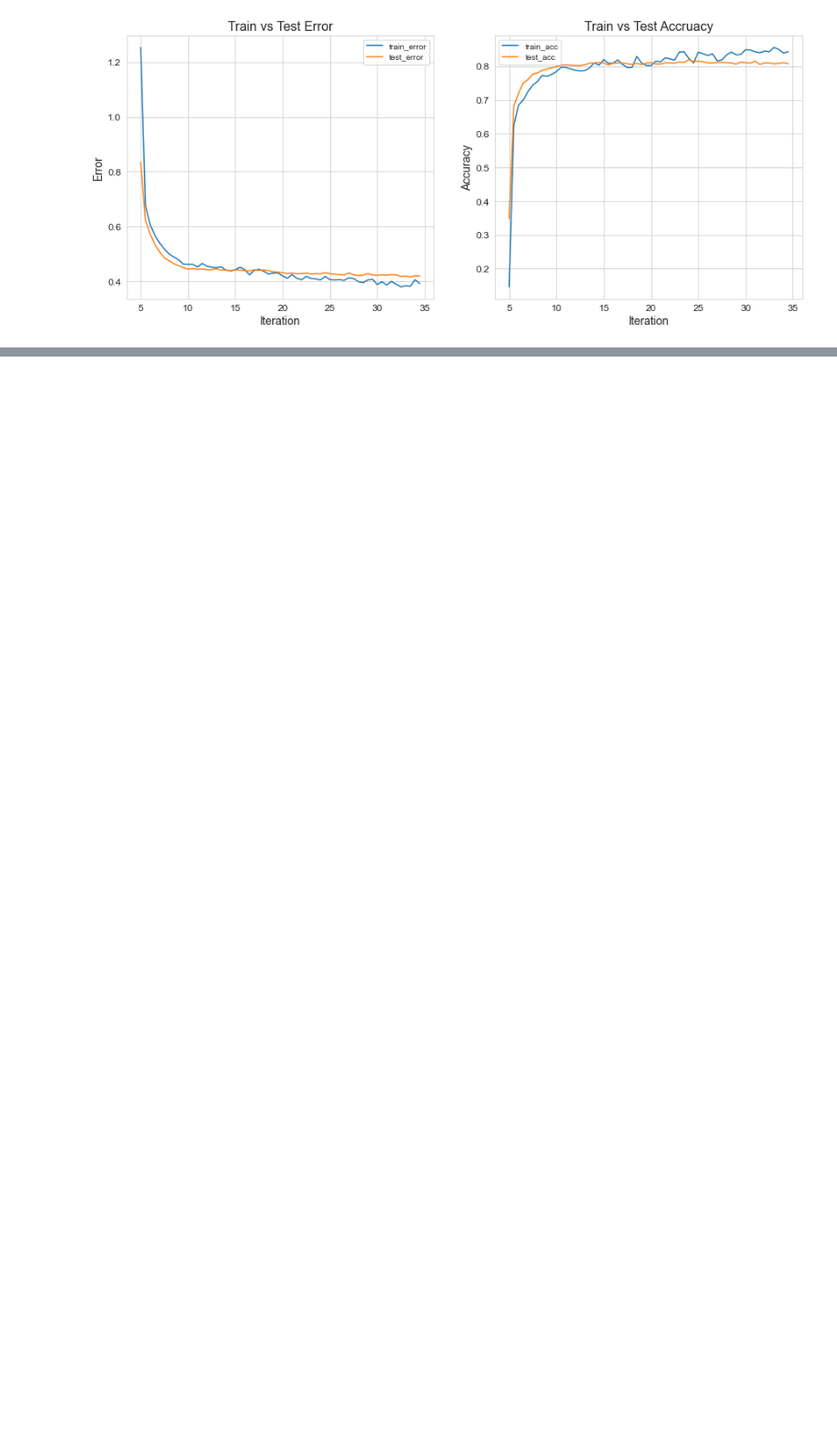
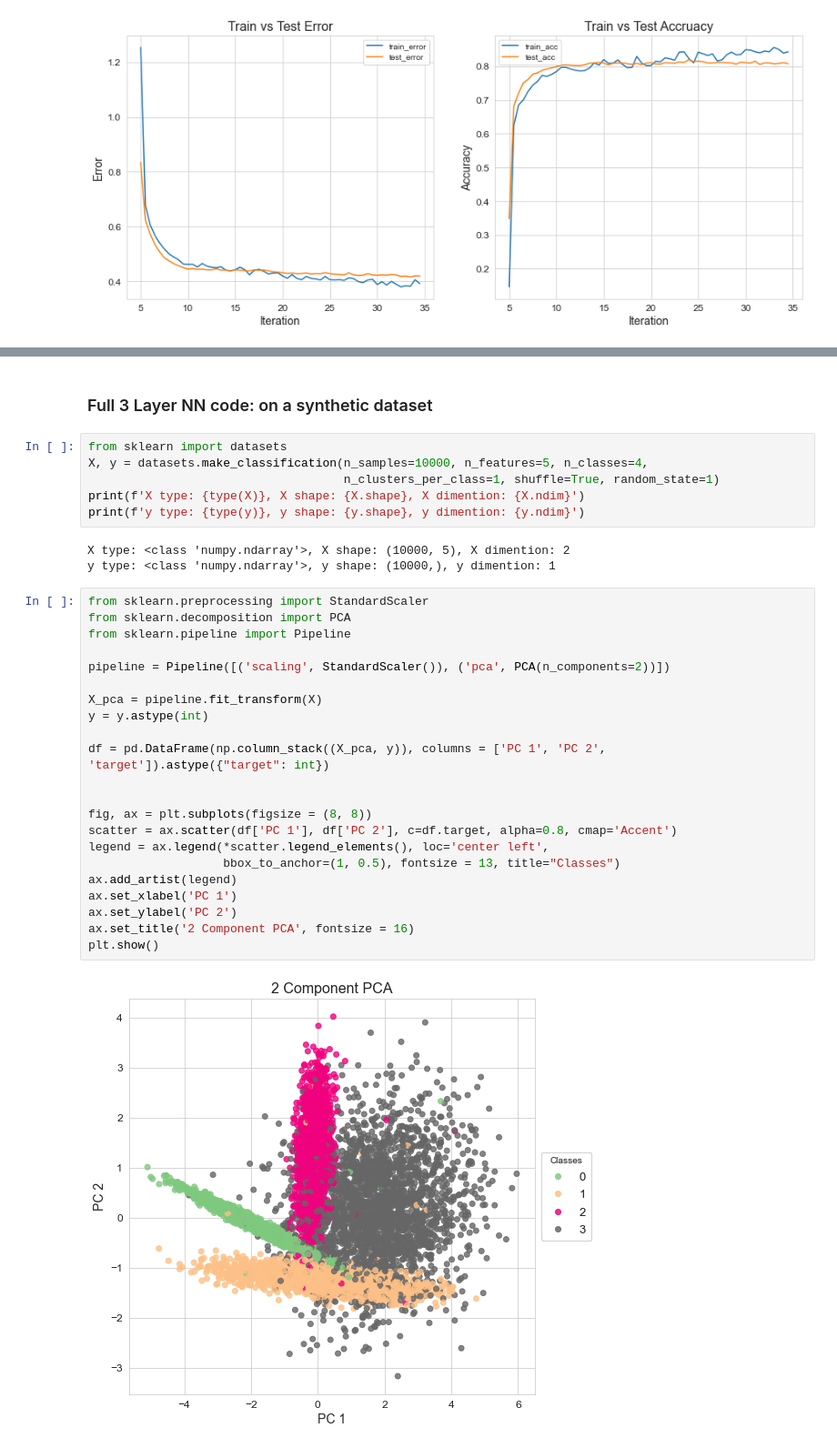
Before and after one commit to AnirbanDatta87/Python, a Jupyter notebook: Concepts/M13 - DL/13.2 ANN - Generalized Gradient Descent.ipynb, the cells around one changed output, grey strips where cells are left out. Shown at 91% size. Cells and saved outputs as stored; diff of their text form; blank space fills up the shorter version.

```diff
--- a/Concepts/M13 - DL/13.2 ANN - Generalized Gradient Descent.ipynb
+++ b/Concepts/M13 - DL/13.2 ANN - Generalized Gradient Descent.ipynb
@@ -516,0 +601,35 @@ plt.show()
+# %% [markdown]
+### Full 3 Layer NN code: on a synthetic dataset
+# %%
+from sklearn import datasets
+X, y = datasets.make_classification(n_samples=10000, n_features=5, n_classes=4,
+                                    n_clusters_per_class=1, shuffle=True, random_state=1)
+print(f'X type: {type(X)}, X shape: {X.shape}, X dimention: {X.ndim}')
+print(f'y type: {type(y)}, y shape: {y.shape}, y dimention: {y.ndim}')
+# %% [output]
+X type: <class 'numpy.ndarray'>, X shape: (10000, 5), X dimention: 2
+y type: <class 'numpy.ndarray'>, y shape: (10000,), y dimention: 1
+# %%
+from sklearn.preprocessing import StandardScaler
+from sklearn.decomposition import PCA
+from sklearn.pipeline import Pipeline
+
+pipeline = Pipeline([('scaling', StandardScaler()), ('pca', PCA(n_components=2))])
+
+X_pca = pipeline.fit_transform(X)
+y = y.astype(int)
+
+df = pd.DataFrame(np.column_stack((X_pca, y)), columns = ['PC 1', 'PC 2', 'target']).astype({"target": int})
+
+
+fig, ax = plt.subplots(figsize = (8, 8))
+scatter = ax.scatter(df['PC 1'], df['PC 2'], c=df.target, alpha=0.8, cmap='Accent')
+legend = ax.legend(*scatter.legend_elements(), loc='center left',
+                   bbox_to_anchor=(1, 0.5), fontsize = 13, title="Classes")
+ax.add_artist(legend)
+ax.set_xlabel('PC 1')
+ax.set_ylabel('PC 2')
+ax.set_title('2 Component PCA', fontsize = 16)
+plt.show()
+# %% [output]
+[figure, added]
```
Also changed, not shown: parts of 4 cells of this notebook, 7 other files.
